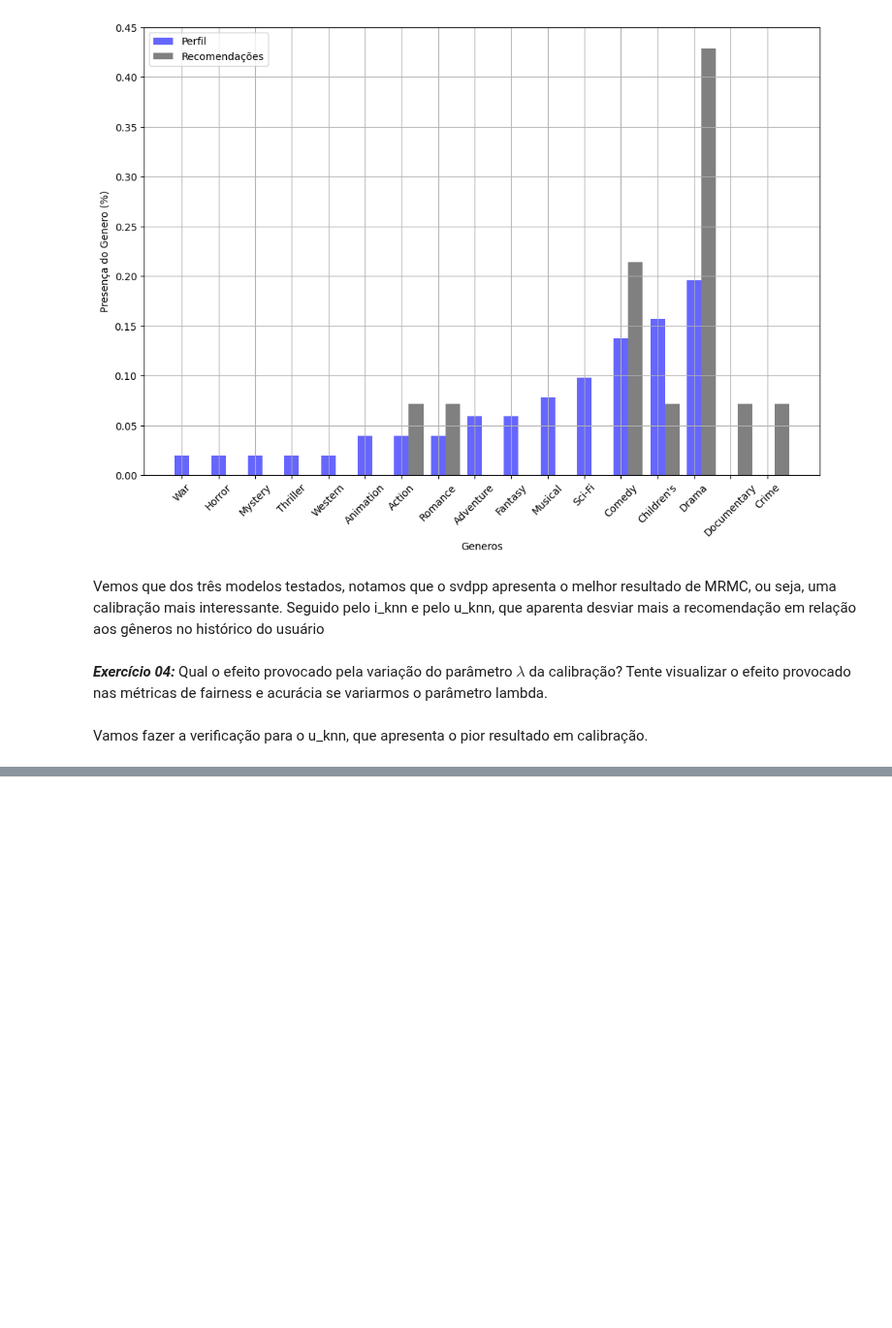
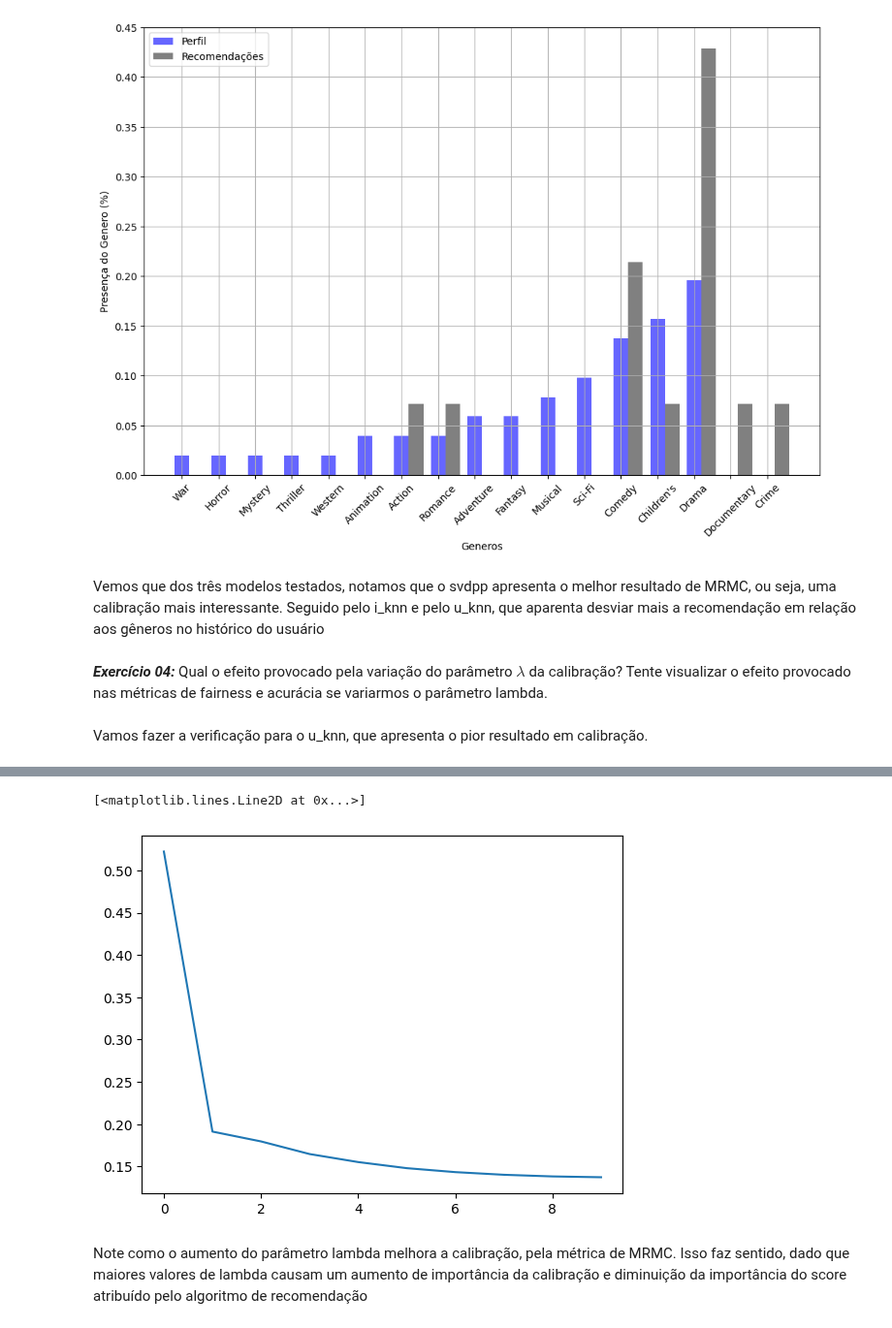
Before and after one commit to caiotda/SCC5966---Recommender-Systems, a Jupyter notebook: Aula14_Exercicios.ipynb, the cells around one changed output, grey strips where cells are left out. Shown at 97% size. Saved outputs shown, nothing was run; the diff lists cells and outputs as text; code cells hidden in the pictures; blank space fills up the shorter version.

```diff
--- a/Aula14_Exercicios.ipynb
+++ b/Aula14_Exercicios.ipynb
@@ -455,3 +439,0 @@ Name: genres, Length: 3883, dtype: object
-# %%
-for i in df_genres[['item', 'genres']].iterrows():
-    print(i)
@@ -836,0 +842,5 @@ Vamos fazer a verificação para o u_knn, que apresenta o pior resultado em cali
+# %%
+tradeoff = 0.3
+N = 10
+
+i_knn_calibrated = calibrate_recommendations(i_knn, tradeoff)
@@ -836,0 +851,2 @@ Vamos fazer a verificação para o u_knn, que apresenta o pior resultado em cali
+# %%
+lambdas = [i/10 for i in range(0,10,1)]
@@ -836,0 +857,8 @@ Vamos fazer a verificação para o u_knn, que apresenta o pior resultado em cali
+# %%
+calibrated_mrms = []
+
+for idx, l in enumerate(lambdas):
+    print(f"Iteração {idx+1} de {len(lambdas)} - Lambda = {l}")
+    i_knn_calibrated = calibrate_recommendations(i_knn, l)
+    mrm = get_mean_rank_miscalibration(i_knn_calibrated)
+    calibrated_mrms.append(mrm)
@@ -836,0 +889,7 @@ Vamos fazer a verificação para o u_knn, que apresenta o pior resultado em cali
+# %%
+plt.plot(calibrated_mrms)
+# %% [output]
+[<matplotlib.lines.Line2D at 0x...>]
+[figure, added]
+# %% [markdown]
+Note como o aumento do parâmetro lambda melhora a calibração, pela métrica de MRMC. Isso faz sentido, dado que maiores valores de lambda causam um aumento de importância da calibração e diminuição da importância do score atribuído pelo algoritmo de recomendação
```
Also changed, not shown: parts of 14 cells of this notebook.
